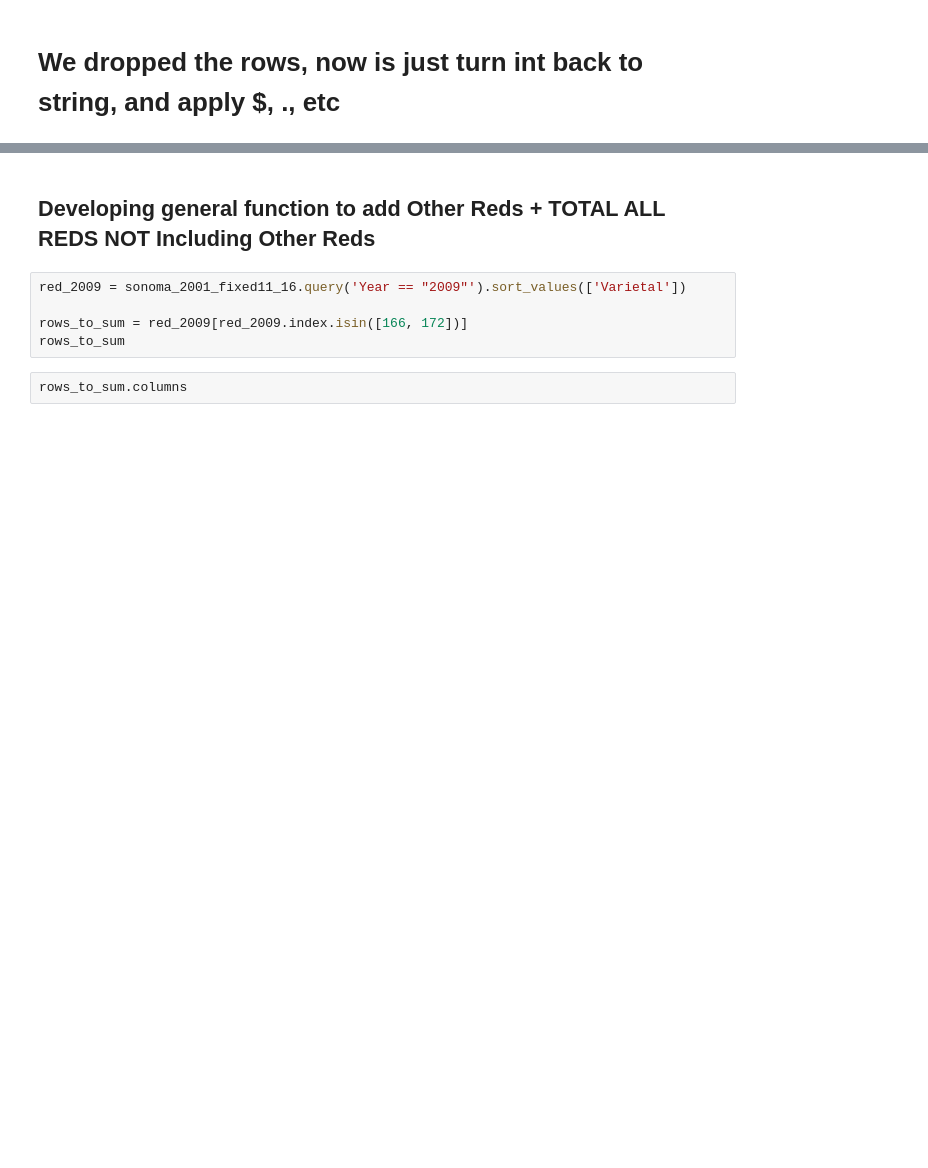
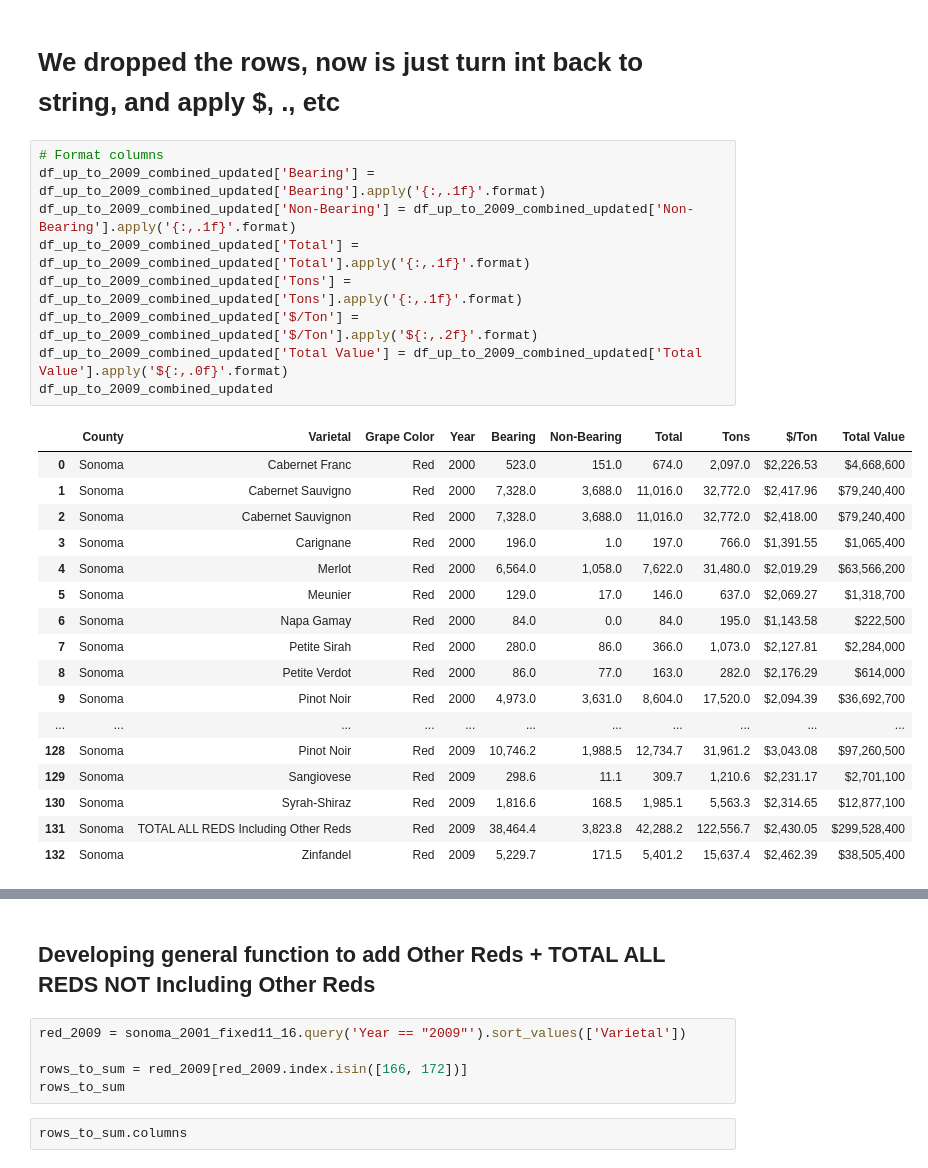
Before and after one commit to oscar6688/Farm-Smoke-Project, a Jupyter notebook: 2001-2021_sonoma_red_varieties.ipynb, the cells around one changed output, grey strips where cells are left out. Saved outputs shown, nothing was run; the diff lists cells and outputs as text; blank space fills up the shorter version.

Commit message:
finished Sonoma Reds

```diff
--- a/2001-2021_sonoma_red_varieties.ipynb
+++ b/2001-2021_sonoma_red_varieties.ipynb
@@ -654,2 +1831,29 @@ df_up_to_2009_combined_updated
 # %% [markdown]
 # We dropped the rows, now is just turn int back to string, and apply $, ., etc
+# %%
+# Format columns
+df_up_to_2009_combined_updated['Bearing'] = df_up_to_2009_combined_updated['Bearing'].apply('{:,.1f}'.format)
+df_up_to_2009_combined_updated['Non-Bearing'] = df_up_to_2009_combined_updated['Non-Bearing'].apply('{:,.1f}'.format)
+df_up_to_2009_combined_updated['Total'] = df_up_to_2009_combined_updated['Total'].apply('{:,.1f}'.format)
+df_up_to_2009_combined_updated['Tons'] = df_up_to_2009_combined_updated['Tons'].apply('{:,.1f}'.format)
+df_up_to_2009_combined_updated['$/Ton'] = df_up_to_2009_combined_updated['$/Ton'].apply('${:,.2f}'.format)
+df_up_to_2009_combined_updated['Total Value'] = df_up_to_2009_combined_updated['Total Value'].apply('${:,.0f}'.format)
+df_up_to_2009_combined_updated
+# %% [output]
+|  | County | Varietal | Grape Color | Year | Bearing | Non-Bearing | Total | Tons | $/Ton | Total Value |
+| 0 | Sonoma | Cabernet Franc | Red | 2000 | 523.0 | 151.0 | 674.0 | 2,097.0 | $2,226.53 | $4,668,600 |
+| 1 | Sonoma | Cabernet Sauvigno | Red | 2000 | 7,328.0 | 3,688.0 | 11,016.0 | 32,772.0 | $2,417.96 | $79,240,400 |
+| 2 | Sonoma | Cabernet Sauvignon | Red | 2000 | 7,328.0 | 3,688.0 | 11,016.0 | 32,772.0 | $2,418.00 | $79,240,400 |
+| 3 | Sonoma | Carignane | Red | 2000 | 196.0 | 1.0 | 197.0 | 766.0 | $1,391.55 | $1,065,400 |
+| 4 | Sonoma | Merlot | Red | 2000 | 6,564.0 | 1,058.0 | 7,622.0 | 31,480.0 | $2,019.29 | $63,566,200 |
+| 5 | Sonoma | Meunier | Red | 2000 | 129.0 | 17.0 | 146.0 | 637.0 | $2,069.27 | $1,318,700 |
+| 6 | Sonoma | Napa Gamay | Red | 2000 | 84.0 | 0.0 | 84.0 | 195.0 | $1,143.58 | $222,500 |
+| 7 | Sonoma | Petite Sirah | Red | 2000 | 280.0 | 86.0 | 366.0 | 1,073.0 | $2,127.81 | $2,284,000 |
+| 8 | Sonoma | Petite Verdot | Red | 2000 | 86.0 | 77.0 | 163.0 | 282.0 | $2,176.29 | $614,000 |
+| 9 | Sonoma | Pinot Noir | Red | 2000 | 4,973.0 | 3,631.0 | 8,604.0 | 17,520.0 | $2,094.39 | $36,692,700 |
+| ... | ... | ... | ... | ... | ... | ... | ... | ... | ... | ... |
+| 128 | Sonoma | Pinot Noir | Red | 2009 | 10,746.2 | 1,988.5 | 12,734.7 | 31,961.2 | $3,043.08 | $97,260,500 |
+| 129 | Sonoma | Sangiovese | Red | 2009 | 298.6 | 11.1 | 309.7 | 1,210.6 | $2,231.17 | $2,701,100 |
+| 130 | Sonoma | Syrah-Shiraz | Red | 2009 | 1,816.6 | 168.5 | 1,985.1 | 5,563.3 | $2,314.65 | $12,877,100 |
+| 131 | Sonoma | TOTAL ALL REDS Including Other Reds | Red | 2009 | 38,464.4 | 3,823.8 | 42,288.2 | 122,556.7 | $2,430.05 | $299,528,400 |
+| 132 | Sonoma | Zinfandel | Red | 2009 | 5,229.7 | 171.5 | 5,401.2 | 15,637.4 | $2,462.39 | $38,505,400 |
```
Also changed, not shown: parts of 70 cells of this notebook, 4 other files.
